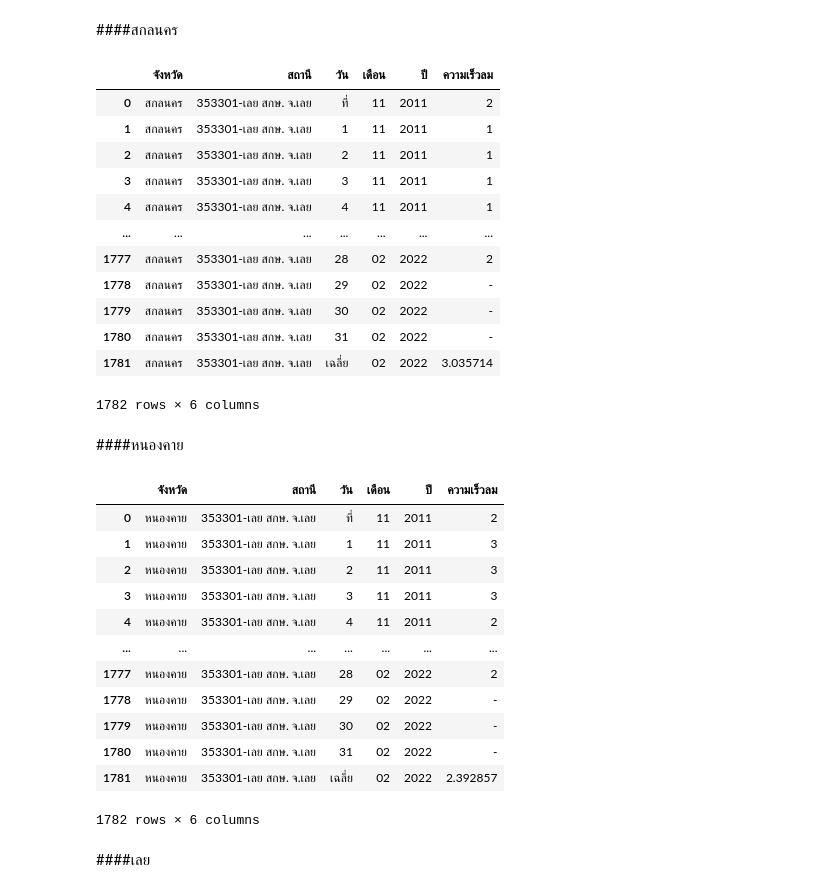
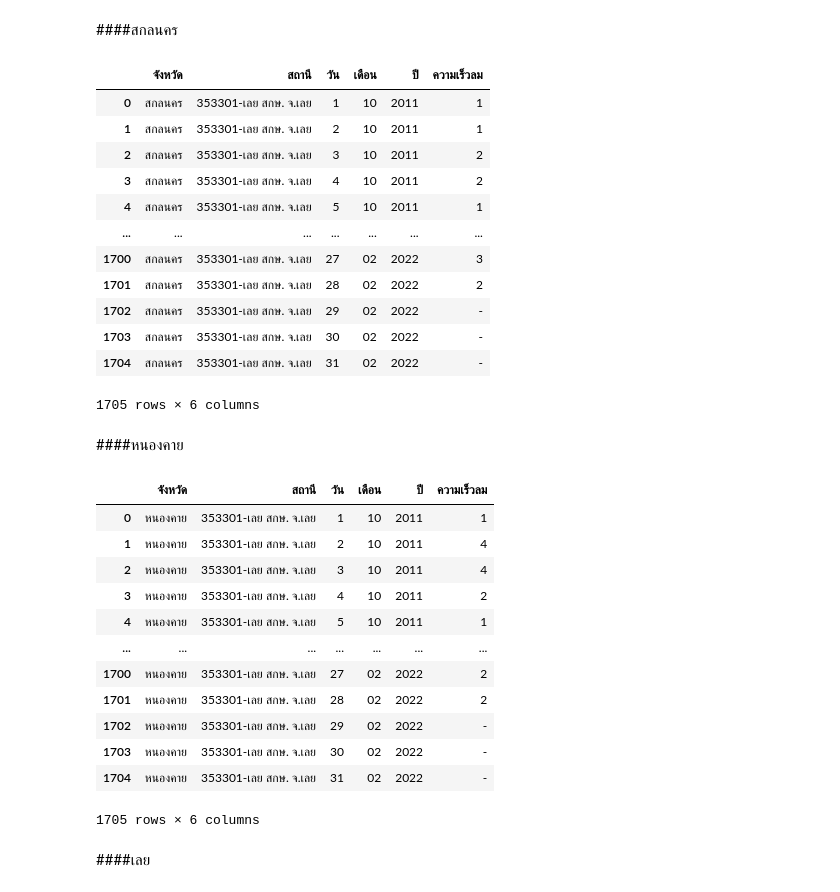
Before and after one commit to nxxk23/bsc_dpdm22, a Jupyter notebook: Quiz_Group_5_20_of_Midterm.ipynb, the cells around one changed output. Drawn from its saved outputs; the diff is of its cells as text; code cells hidden in the pictures.

```diff
--- a/Quiz_Group_5_20_of_Midterm.ipynb
+++ b/Quiz_Group_5_20_of_Midterm.ipynb
@@ -469,11 +469,11 @@ moisture
 #wind speed
 # %%
 import pandas as pd
-w1 = pd.read_excel('/content/drive/MyDrive/DPDM/ความเร็วลม(นอต)/จ.ขอนแก่น.xlsx',sheet_name='Sheet1',skiprows=4).drop(0, axis=0)
-w2 = pd.read_excel('/content/drive/MyDrive/DPDM/ความเร็วลม(นอต)/จ.นครพนม.xlsx',sheet_name='Sheet1',skiprows=4).drop(0, axis=0)
-w3 = pd.read_excel('/content/drive/MyDrive/DPDM/ความเร็วลม(นอต)/จ.สกลนคร.xlsx',sheet_name='Sheet1',skiprows=4).drop(0, axis=0)
-w4 = pd.read_excel('/content/drive/MyDrive/DPDM/ความเร็วลม(นอต)/จ.หนองคาย.xlsx',sheet_name='Sheet1',skiprows=4).drop(0, axis=0)
-w5 = pd.read_excel('/content/drive/MyDrive/DPDM/ความชื้นสัมพัทธ์(เปอร์เซ็นต์)/จ.เลย.xlsx',sheet_name='Sheet1',skiprows=4).drop(0, axis=0)
+w1 = pd.read_excel('/content/drive/MyDrive/DPDM/ความเร็วลม(นอต)/จ.ขอนแก่น.xlsx',sheet_name='Sheet1',skiprows=3).drop(0, axis=0)
+w2 = pd.read_excel('/content/drive/MyDrive/DPDM/ความเร็วลม(นอต)/จ.นครพนม.xlsx',sheet_name='Sheet1',skiprows=3).drop(0, axis=0)
+w3 = pd.read_excel('/content/drive/MyDrive/DPDM/ความเร็วลม(นอต)/จ.สกลนคร.xlsx',sheet_name='Sheet1',skiprows=3).drop(0, axis=0)
+w4 = pd.read_excel('/content/drive/MyDrive/DPDM/ความเร็วลม(นอต)/จ.หนองคาย.xlsx',sheet_name='Sheet1',skiprows=3).drop(0, axis=0)
+w5 = pd.read_excel('/content/drive/MyDrive/DPDM/ความชื้นสัมพัทธ์(เปอร์เซ็นต์)/จ.เลย.xlsx',sheet_name='Sheet1',skiprows=3).drop(0, axis=0)
 # %% [markdown]
 ##Rename Columns
 # %%
@@ -522,9 +522,3 @@ w5.rename(columns = {'วันที่':'1', 'Unnamed: 4':'2', 'Unnamed: 5':'3
        'Unnamed: 27':'25', 'Unnamed: 28':'26', 'Unnamed: 29':'27', 'Unnamed: 30':'28',
        'Unnamed: 31':'29', 'Unnamed: 32':'30', 'Unnamed: 33':'31'}, inplace = True)
 w5['จังหวัด'] = 'เลย'
-# %%
-w1.rename(columns = {'Unnamed: 0':'ที่','Unnamed: 1':'สถานี', 'Unnamed: 2':'เดือน/ปี','Unnamed: 34':'เฉลี่ย'}, inplace = True)
-w2.rename(columns = {'Unnamed: 0':'ที่','Unnamed: 1':'สถานี', 'Unnamed: 2':'เดือน/ปี','Unnamed: 34':'เฉลี่ย'}, inplace = True)
-w3.rename(columns = {'Unnamed: 0':'ที่','Unnamed: 1':'สถานี', 'Unnamed: 2':'เดือน/ปี','Unnamed: 34':'เฉลี่ย'}, inplace = True)
-w4.rename(columns = {'Unnamed: 0':'ที่','Unnamed: 1':'สถานี', 'Unnamed: 2':'เดือน/ปี','Unnamed: 34':'เฉลี่ย'}, inplace = True)
-w5.rename(columns = {'Unnamed: 0':'ที่','Unnamed: 1':'สถานี', 'Unnamed: 2':'เดือน/ปี','Unnamed: 34':'เฉลี่ย'}, inplace = True)
@@ -531,3 +527,19 @@ w5.rename(columns = {'Unnamed: 0':'ที่','Unnamed: 1':'สถานี', 'U
+# %%
+w1 = w1[['จังหวัด','สถานี','เดือน/ปี', '1', '2', '3', '4', '5', '6', '7', '8', '9', '10', '11', '12',
+       '13', '14', '15', '16', '17', '18', '19', '20', '21', '22', '23', '24',
+       '25', '26', '27', '28', '29', '30', '31']]
+w2 = w2[['จังหวัด','สถานี','เดือน/ปี', '1', '2', '3', '4', '5', '6', '7', '8', '9', '10', '11', '12',
+       '13', '14', '15', '16', '17', '18', '19', '20', '21', '22', '23', '24',
+       '25', '26', '27', '28', '29', '30', '31']]
+w3 = w3[['จังหวัด','สถานี','เดือน/ปี', '1', '2', '3', '4', '5', '6', '7', '8', '9', '10', '11', '12',
+       '13', '14', '15', '16', '17', '18', '19', '20', '21', '22', '23', '24',
+       '25', '26', '27', '28', '29', '30', '31']]
+w4 = w4[['จังหวัด','สถานี','เดือน/ปี', '1', '2', '3', '4', '5', '6', '7', '8', '9', '10', '11', '12',
+       '13', '14', '15', '16', '17', '18', '19', '20', '21', '22', '23', '24',
+       '25', '26', '27', '28', '29', '30', '31']]
+w5 = w5[['จังหวัด','สถานี','เดือน/ปี', '1', '2', '3', '4', '5', '6', '7', '8', '9', '10', '11', '12',
+       '13', '14', '15', '16', '17', '18', '19', '20', '21', '22', '23', '24',
+       '25', '26', '27', '28', '29', '30', '31']]
 # %% [markdown]
 ##สร้างตาราง
 
@@ -575,7 +585,6 @@ w22
 # %% [markdown]
 ####สกลนคร
 # %%
-w3.drop(['ที่','เฉลี่ย'],axis=1)
 w3.set_index(['จังหวัด','สถานี','เดือน/ปี'],inplace=True)
 w33 = w3.stack().reset_index()
 w33.rename(columns = {'level_3':'วัน',0:'ความเร็วลม'}, inplace = True)
@@ -586,44 +595,43 @@ w33 = w33[['จังหวัด', 'สถานี', 'วัน', 'เดื
 w33
 # %% [output]
 |  | จังหวัด | สถานี | วัน | เดือน | ปี | ความเร็วลม |
-| 0 | สกลนคร | 353301-เลย สกษ. จ.เลย | ที่ | 11 | 2011 | 2 |
-| 1 | สกลนคร | 353301-เลย สกษ. จ.เลย | 1 | 11 | 2011 | 1 |
-| 2 | สกลนคร | 353301-เลย สกษ. จ.เลย | 2 | 11 | 2011 | 1 |
-| 3 | สกลนคร | 353301-เลย สกษ. จ.เลย | 3 | 11 | 2011 | 1 |
-| 4 | สกลนคร | 353301-เลย สกษ. จ.เลย | 4 | 11 | 2011 | 1 |
+| 0 | สกลนคร | 353301-เลย สกษ. จ.เลย | 1 | 10 | 2011 | 1 |
+| 1 | สกลนคร | 353301-เลย สกษ. จ.เลย | 2 | 10 | 2011 | 1 |
+| 2 | สกลนคร | 353301-เลย สกษ. จ.เลย | 3 | 10 | 2011 | 2 |
+| 3 | สกลนคร | 353301-เลย สกษ. จ.เลย | 4 | 10 | 2011 | 2 |
+| 4 | สกลนคร | 353301-เลย สกษ. จ.เลย | 5 | 10 | 2011 | 1 |
 | ... | ... | ... | ... | ... | ... | ... |
-| 1777 | สกลนคร | 353301-เลย สกษ. จ.เลย | 28 | 02 | 2022 | 2 |
-| 1778 | สกลนคร | 353301-เลย สกษ. จ.เลย | 29 | 02 | 2022 | - |
-| 1779 | สกลนคร | 353301-เลย สกษ. จ.เลย | 30 | 02 | 2022 | - |
-| 1780 | สกลนคร | 353301-เลย สกษ. จ.เลย | 31 | 02 | 2022 | - |
-| 1781 | สกลนคร | 353301-เลย สกษ. จ.เลย | เฉลี่ย | 02 | 2022 | 3.035714 |
+| 1700 | สกลนคร | 353301-เลย สกษ. จ.เลย | 27 | 02 | 2022 | 3 |
+| 1701 | สกลนคร | 353301-เลย สกษ. จ.เลย | 28 | 02 | 2022 | 2 |
+| 1702 | สกลนคร | 353301-เลย สกษ. จ.เลย | 29 | 02 | 2022 | - |
+| 1703 | สกลนคร | 353301-เลย สกษ. จ.เลย | 30 | 02 | 2022 | - |
+| 1704 | สกลนคร | 353301-เลย สกษ. จ.เลย | 31 | 02 | 2022 | - |
-1782 rows × 6 columns
+1705 rows × 6 columns
 # %% [markdown]
 ####หนองคาย
 # %%
-w4.drop(['ที่','เฉลี่ย'],axis=1)
 w4.set_index(['จังหวัด','สถานี','เดือน/ปี'],inplace=True)
 w44 = w4.stack().reset_index()
 w44.rename(columns = {'level_3':'วัน',0:'ความเร็วลม'}, inplace = True)
 w44['เดือน/ปี'] = pd.to_datetime(w44['เดือน/ปี']).dt.strftime('%m-%Y')
 w44['เดือน'] = pd.to_datetime(w44['เดือน/ปี']).dt.strftime('%m')
 w44['ปี'] = pd.to_datetime(w44['เดือน/ปี']).dt.strftime('%Y')
 w44 = w44[['จังหวัด', 'สถานี', 'วัน', 'เดือน', 'ปี', 'ความเร็วลม']]
 w44
 # %% [output]
 |  | จังหวัด | สถานี | วัน | เดือน | ปี | ความเร็วลม |
-| 0 | หนองคาย | 353301-เลย สกษ. จ.เลย | ที่ | 11 | 2011 | 2 |
-| 1 | หนองคาย | 353301-เลย สกษ. จ.เลย | 1 | 11 | 2011 | 3 |
-| 2 | หนองคาย | 353301-เลย สกษ. จ.เลย | 2 | 11 | 2011 | 3 |
-| 3 | หนองคาย | 353301-เลย สกษ. จ.เลย | 3 | 11 | 2011 | 3 |
-| 4 | หนองคาย | 353301-เลย สกษ. จ.เลย | 4 | 11 | 2011 | 2 |
+| 0 | หนองคาย | 353301-เลย สกษ. จ.เลย | 1 | 10 | 2011 | 1 |
+| 1 | หนองคาย | 353301-เลย สกษ. จ.เลย | 2 | 10 | 2011 | 4 |
+| 2 | หนองคาย | 353301-เลย สกษ. จ.เลย | 3 | 10 | 2011 | 4 |
+| 3 | หนองคาย | 353301-เลย สกษ. จ.เลย | 4 | 10 | 2011 | 2 |
+| 4 | หนองคาย | 353301-เลย สกษ. จ.เลย | 5 | 10 | 2011 | 1 |
 | ... | ... | ... | ... | ... | ... | ... |
-| 1777 | หนองคาย | 353301-เลย สกษ. จ.เลย | 28 | 02 | 2022 | 2 |
-| 1778 | หนองคาย | 353301-เลย สกษ. จ.เลย | 29 | 02 | 2022 | - |
-| 1779 | หนองคาย | 353301-เลย สกษ. จ.เลย | 30 | 02 | 2022 | - |
-| 1780 | หนองคาย | 353301-เลย สกษ. จ.เลย | 31 | 02 | 2022 | - |
-| 1781 | หนองคาย | 353301-เลย สกษ. จ.เลย | เฉลี่ย | 02 | 2022 | 2.392857 |
+| 1700 | หนองคาย | 353301-เลย สกษ. จ.เลย | 27 | 02 | 2022 | 2 |
+| 1701 | หนองคาย | 353301-เลย สกษ. จ.เลย | 28 | 02 | 2022 | 2 |
+| 1702 | หนองคาย | 353301-เลย สกษ. จ.เลย | 29 | 02 | 2022 | - |
+| 1703 | หนองคาย | 353301-เลย สกษ. จ.เลย | 30 | 02 | 2022 | - |
+| 1704 | หนองคาย | 353301-เลย สกษ. จ.เลย | 31 | 02 | 2022 | - |
-1782 rows × 6 columns
+1705 rows × 6 columns
 # %% [markdown]
 ####เลย
 # %%
```
Also changed, not shown: parts of 155 cells of this notebook.
